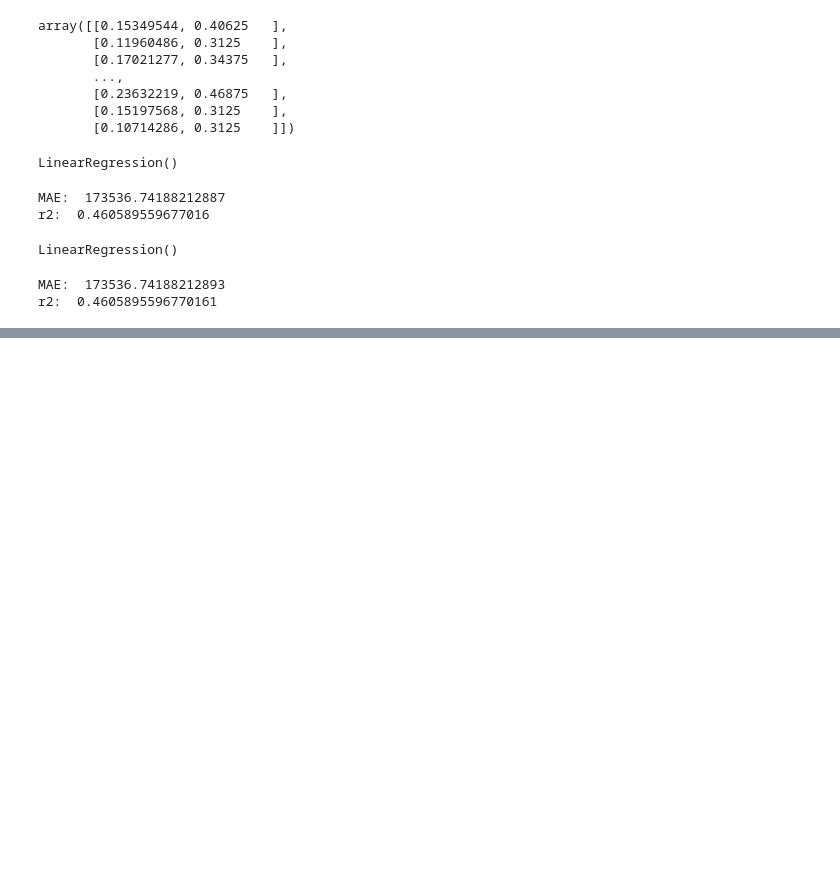
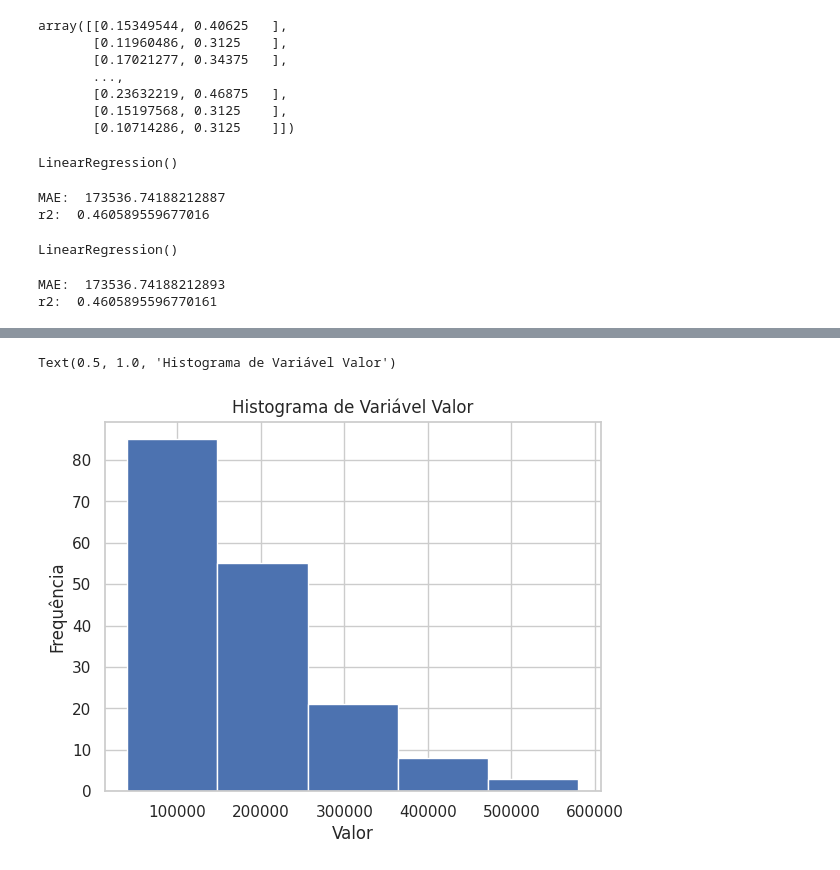
Before and after one commit to aloisiok1/Machine-Learning-com-Python, a Jupyter notebook: Machine_Learning_com_python.ipynb, the cells around one changed output, grey strips where cells are left out. Cells and saved outputs as stored; diff of their text form; code cells hidden in the pictures; blank space fills up the shorter version.

```diff
--- a/Machine_Learning_com_python.ipynb
+++ b/Machine_Learning_com_python.ipynb
@@ -1351,0 +1356,3 @@ r2:  0.4605895596770161
+# %%
+imoveis = pd.read_csv("/content/Valorizacao_Ambiental.csv", sep=";")
+imoveis
@@ -1351,0 +1403,10 @@ r2:  0.4605895596770161
+# %%
+#identificar e estudar a variavel target. "Valor"
+plt.hist(imoveis["Valor"], bins=5)
+
+plt.ylabel("Frequência")
+plt.xlabel("Valor")
+plt.title("Histograma de Variável Valor")
+# %% [output]
+Text(0.5, 1.0, 'Histograma de Variável Valor')
+[figure, added]
```
Also changed, not shown: parts of 17 cells of this notebook, 2 other files.
